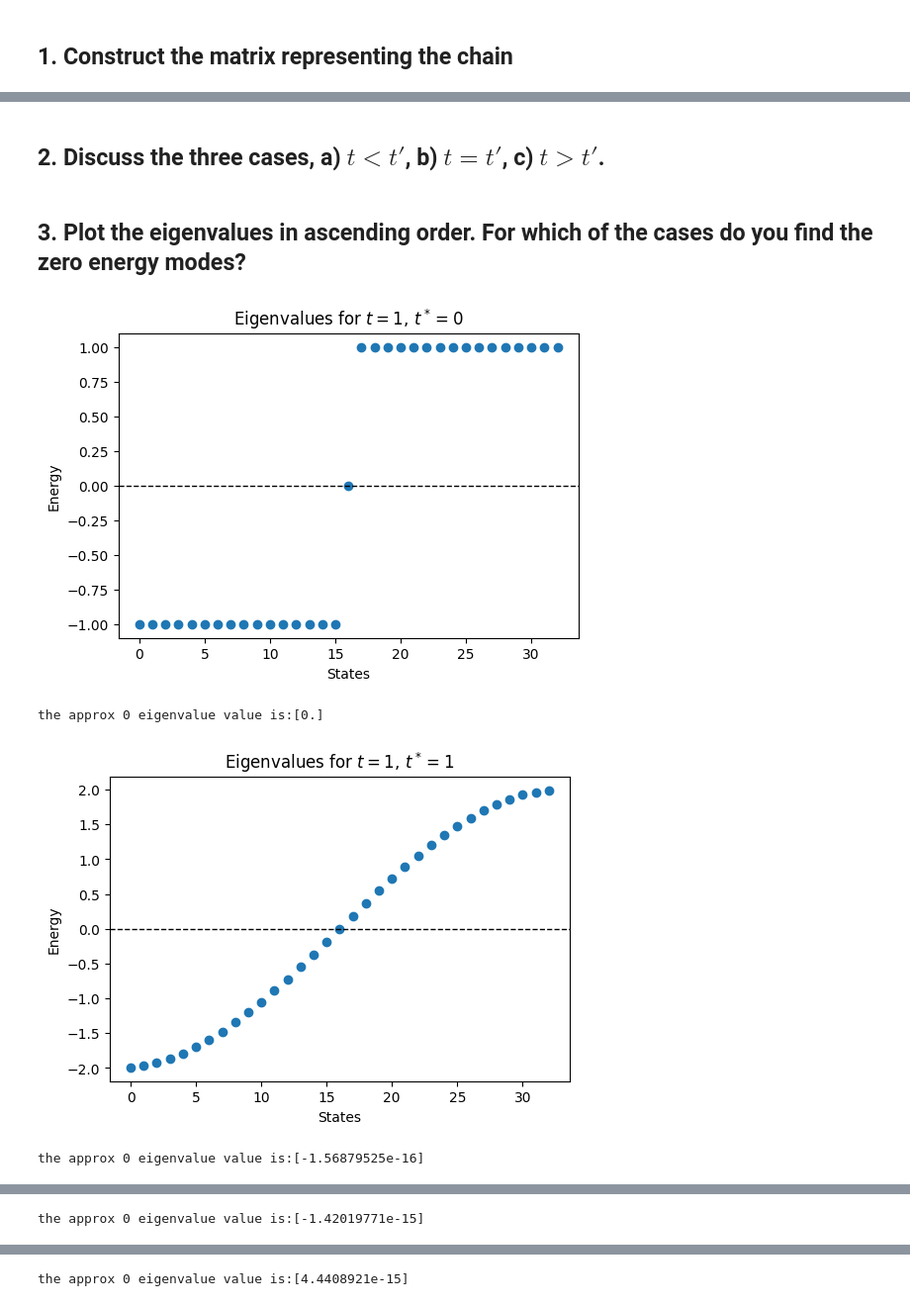
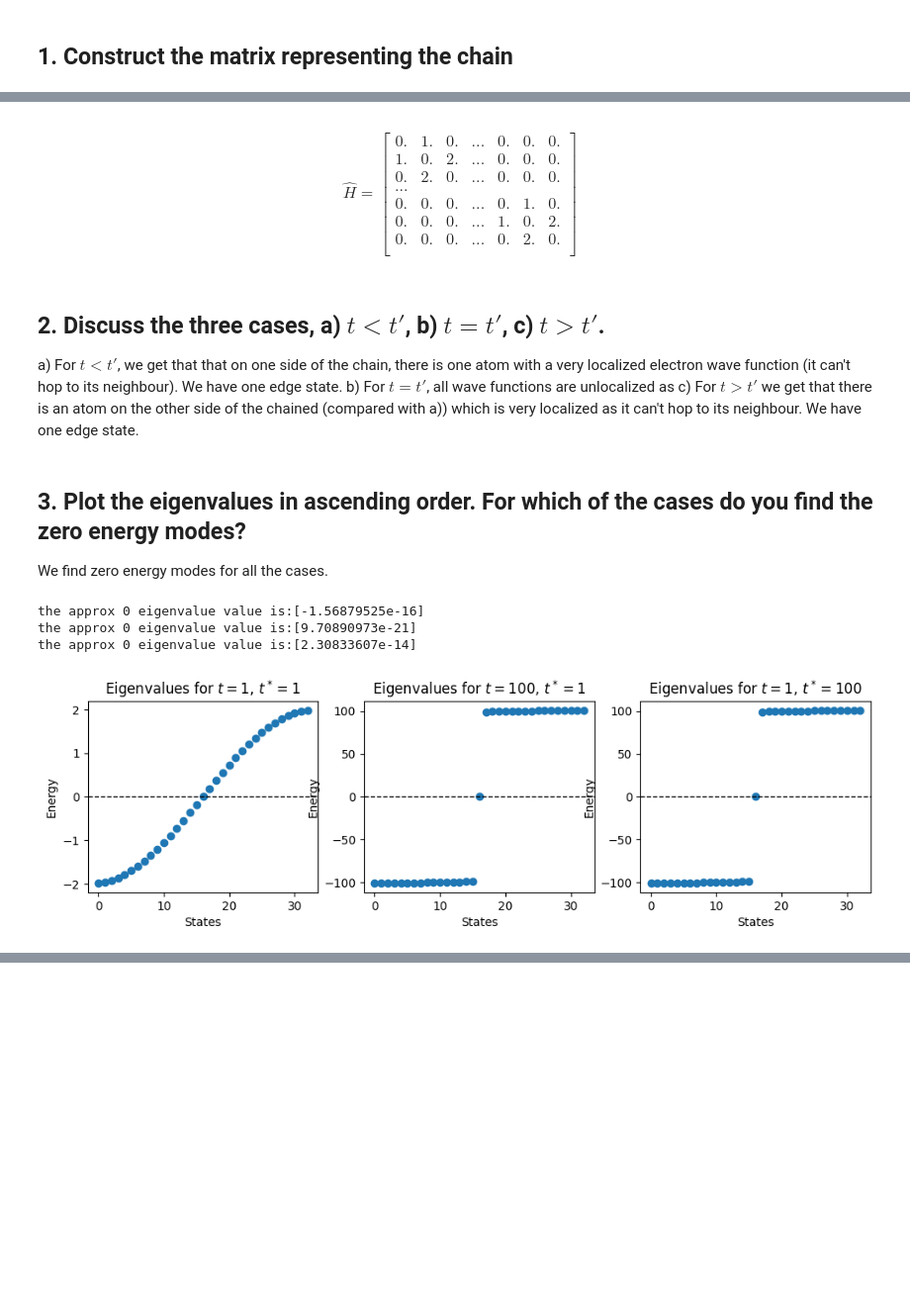
Before and after one commit to rugbym/ToMaGroupExos, a Jupyter notebook: Group2.ipynb, the cells around one changed output, grey strips where cells are left out. Shown at 99% size. Cells and saved outputs as stored; diff of their text form; code cells hidden in the pictures; blank space fills up the shorter version.

```diff
--- a/Group2.ipynb
+++ b/Group2.ipynb
@@ -44,25 +33,54 @@ print(H)
-# %% [markdown]
-## 2. Discuss the three cases, a) $t<t'$, b) $t=t'$, c) $t>t'$.
+# %% [markdown]
+\begin{align}
+\hat H =
+\begin{bmatrix}
+  0. & 1. & 0. & ... & 0. & 0. & 0.\\
+  1. & 0. & 2. & ... & 0. & 0. & 0.\\
+  0. & 2. & 0. & ... & 0. & 0. & 0.\\
+  ...\\
+  0. & 0. & 0. & ... & 0. & 1. & 0.\\
+  0. & 0. & 0. & ... & 1. & 0. & 2.\\
+  0. & 0. & 0. & ... & 0. & 2. & 0.\\
+\end{bmatrix}
+\end{align}
+# %% [markdown]
+## 2. Discuss the three cases, a) $t<t'$, b) $t=t'$, c) $t>t'$.
+a) For $t<t'$, we get that that on one side of the chain, there is one atom with a very localized electron wave function (it can't hop to its neighbour). We have one edge state.
+b) For  $t=t'$, all wave functions are unlocalized as
+c) For  $t>t'$ we get that there is an atom on the other side of the chained (compared with a)) which is very localized as it can't hop to its neighbour. We have one edge state.
 # %% [markdown]
 ## 3. Plot the eigenvalues in ascending order. For which of the cases do you find the zero energy modes?
+
+We find zero energy modes for all the cases.
 # %%
-def plot_eigenvals(H:np.ndarray, t:float, t_prime:float)->tuple[np.ndarray,np.ndarray]:
+def plot_eigenvals(H:np.ndarray, t:float, t_prime:float,plot_to_subfig=False)->tuple[np.ndarray,np.ndarray]:
     eigenvals,eigenvecs = np.linalg.eig(H)
-    plt.figure(figsize=(6,4))
-    plt.title(f'Eigenvalues for $t=${t}, $t^*=${t_prime}')
-    plt.plot(sorted(eigenvals), 'o')
-    plt.axhline(0, color='black', lw=1, ls='--')
-    plt.xlabel('States')
-    plt.ylabel('Energy')
-    plt.show()
+    if plot_to_subfig:
+        plt.subplot(plot_to_subfig[0],plot_to_subfig[0],plot_to_subfig[1])
+        plt.title(f'Eigenvalues for $t=${t}, $t^*=${t_prime}')
+        plt.plot(sorted(eigenvals), 'o')
+        plt.axhline(0, color='black', lw=1, ls='--')
+        plt.xlabel('States')
+        plt.ylabel('Energy')
+
+    else:
+        plt.figure(figsize=(6,4))
+        plt.title(f'Eigenvalues for $t=${t}, $t^*=${t_prime}')
+        plt.plot(sorted(eigenvals), 'o')
+        plt.axhline(0, color='black', lw=1, ls='--')
+        plt.xlabel('States')
+        plt.ylabel('Energy')
+        plt.show()
     return eigenvals,eigenvecs
 
-for t,t_prime in [(1,0),(1,1),(1,2),(1,3)]:
+ts = [(1,1),(100,1),(1,100)]
+plt.figure(figsize=(12,10))
+for i,( t,t_prime) in enumerate(ts):
     H = construct_hamiltonian(N,t,t_prime)
-    eigenvals, eigenvecs =  plot_eigenvals(H,t,t_prime)
+    eigenvals, eigenvecs =  plot_eigenvals(H,t,t_prime,plot_to_subfig=(3,i+1))
     print(f'the approx 0 eigenvalue value is:{eigenvals[np.isclose(eigenvals,0,1e-10)]}')
 # %% [output]
+the approx 0 eigenvalue value is:[-1.56879525e-16]
+the approx 0 eigenvalue value is:[9.70890973e-21]
+the approx 0 eigenvalue value is:[2.30833607e-14]
-[figure, old version]
+[figure, new version]
-the approx 0 eigenvalue value is:[0.]
-[figure, removed]
-the approx 0 eigenvalue value is:[-1.56879525e-16]
@@ -70 +86,0 @@ the approx 0 eigenvalue value is:[-1.56879525e-16]
-the approx 0 eigenvalue value is:[-1.42019771e-15]
@@ -72,3 +87,2 @@ the approx 0 eigenvalue value is:[-1.42019771e-15]
-the approx 0 eigenvalue value is:[4.4408921e-15]
 # %% [markdown]
 ## 4. If you find zero energy modes for any of the cases, plot the norm of the corresponding eigenvector with respect to the latice sites, and comment on where and to which extent the wave function is localized.
```
Also changed, not shown: parts of 4 cells of this notebook, 2 other files.
